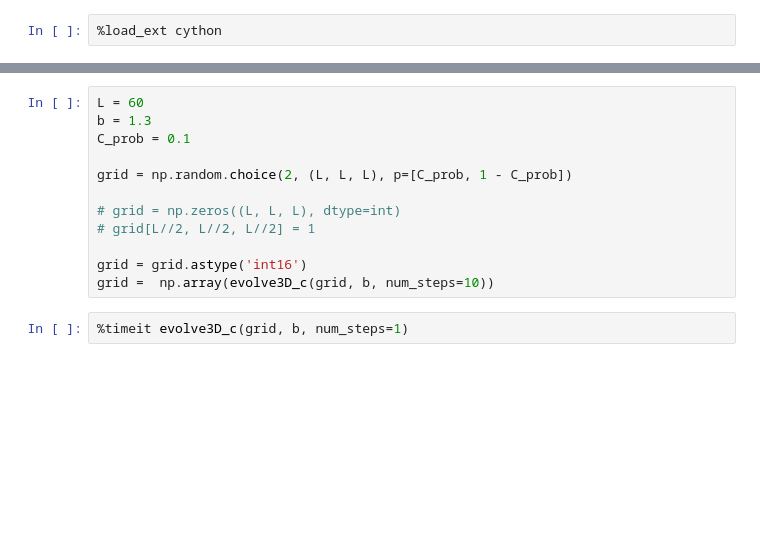
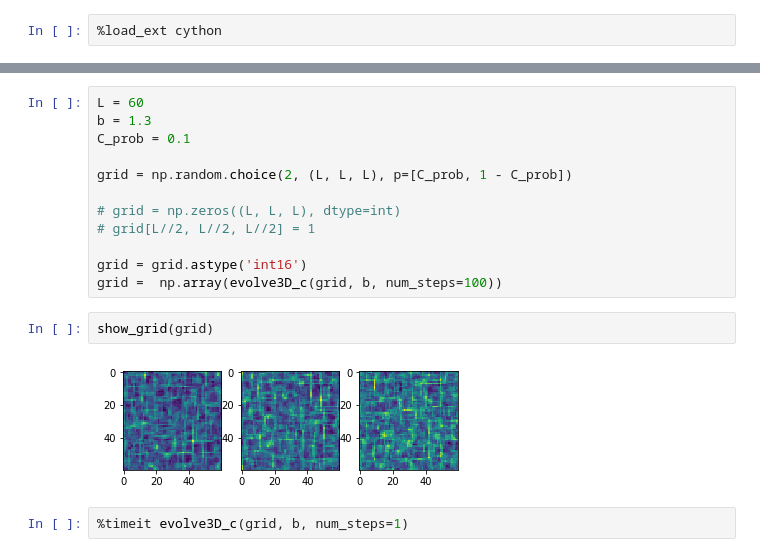
Before and after one commit to MoskalenkoRomanBorisovich/Spatial-Distribution-Evolutionary-Game, a Jupyter notebook: NIS_3D.ipynb, the cells around one changed output, grey strips where cells are left out. Drawn from its saved outputs; the diff is of its cells as text; blank space fills up the shorter version.

```diff
--- a/NIS_3D.ipynb
+++ b/NIS_3D.ipynb
@@ -174,7 +174,11 @@ grid = np.random.choice(2, (L, L, L), p=[C_prob, 1 - C_prob])
 # grid[L//2, L//2, L//2] = 1
 
 grid = grid.astype('int16')
-grid =  np.array(evolve3D_c(grid, b, num_steps=10))
+grid =  np.array(evolve3D_c(grid, b, num_steps=100))
+# %%
+show_grid(grid)
+# %% [output]
+[figure, added]
 # %%
 %timeit evolve3D_c(grid, b, num_steps=1)
 # %% [output]
```
